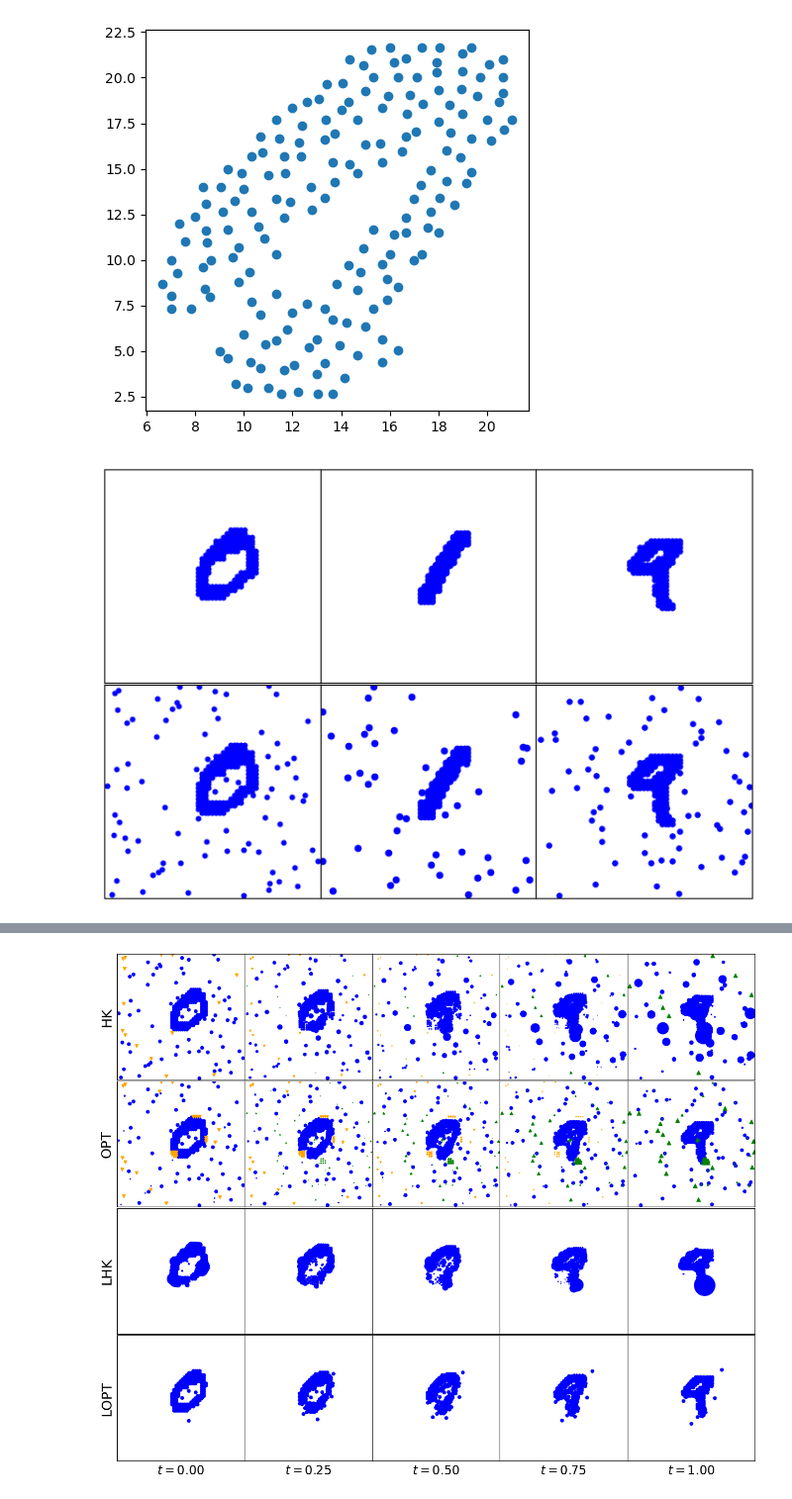
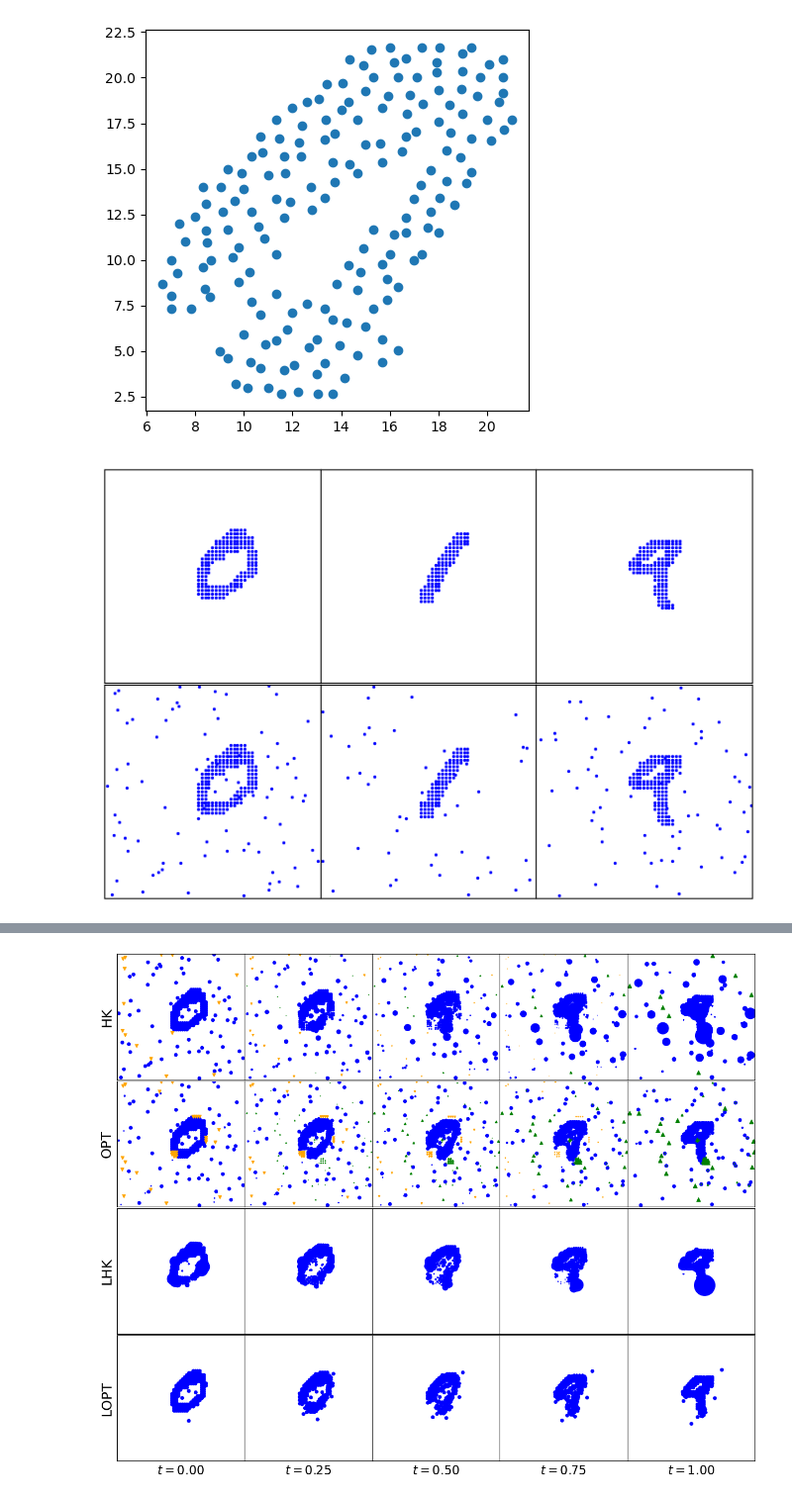
Before and after one commit to yikun-baio/LinearOPT, a Jupyter notebook: HK_interporlation.ipynb, the cells around one changed output, grey strips where cells are left out. Shown: that part at 99% size. Cells and saved outputs as stored; diff of their text form; code cells hidden in the pictures.

```diff
--- a/HK_interporlation.ipynb
+++ b/HK_interporlation.ipynb
@@ -543,19 +543,19 @@ plt.show()
 # %%
 fig,ax=plt.subplots(2,3,figsize=(3*3,2*3))
 for (i,per) in enumerate([0,0.5]):
     data_list=MNIST_data[str(per)]
     for j in range(3):
         data=data_list[j]
         X=data[:,0:2]
         p=data[:,3]
-        ax[i,j].scatter(X[:,0],X[:,1],s=2000*p[i],c='blue')
+        ax[i,j].scatter(X[:,0],X[:,1],s=2,c='blue')
         ax[i,j].set_xlim(-20,40)
         ax[i,j].set_ylim(-20,40)
         ax[i,j].tick_params(left = False, right = False , labelleft = False ,labelbottom = False, bottom = False)
 plt.subplots_adjust(wspace=0, hspace=0.01)
 plt.savefig('experiment/Rebuttal/digit_data.png',bbox_inches='tight',dpi=200)
 # %% [output]
-[figure, old version]
+[figure, new version]
 # %%
 MNIST_data=torch.load('experiment/data/MNIST/geodesic1.pt')
 data_list=MNIST_data['0.5']
```
Also changed, not shown: parts of 1 cell of this notebook, 5 other files.
